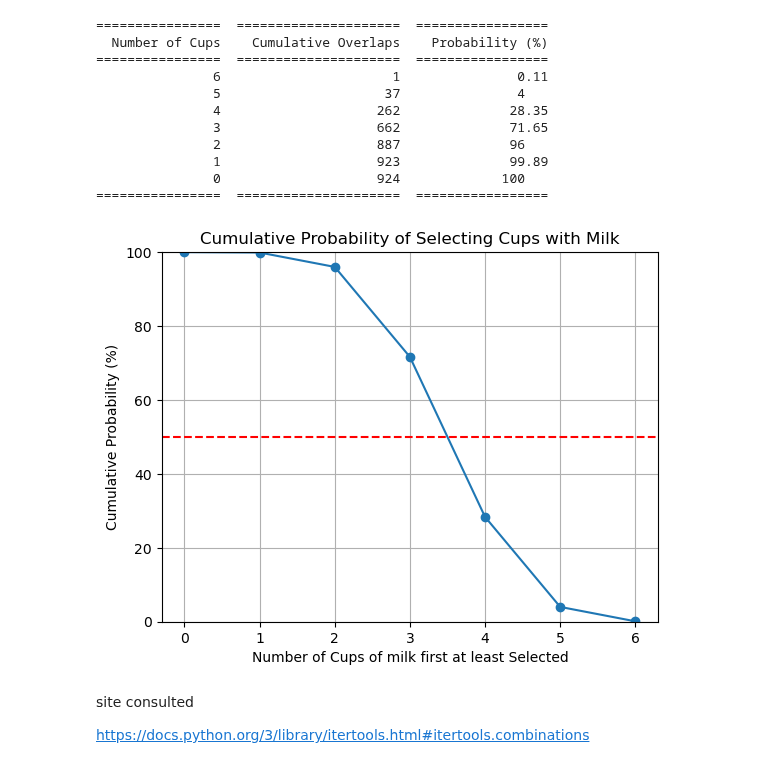
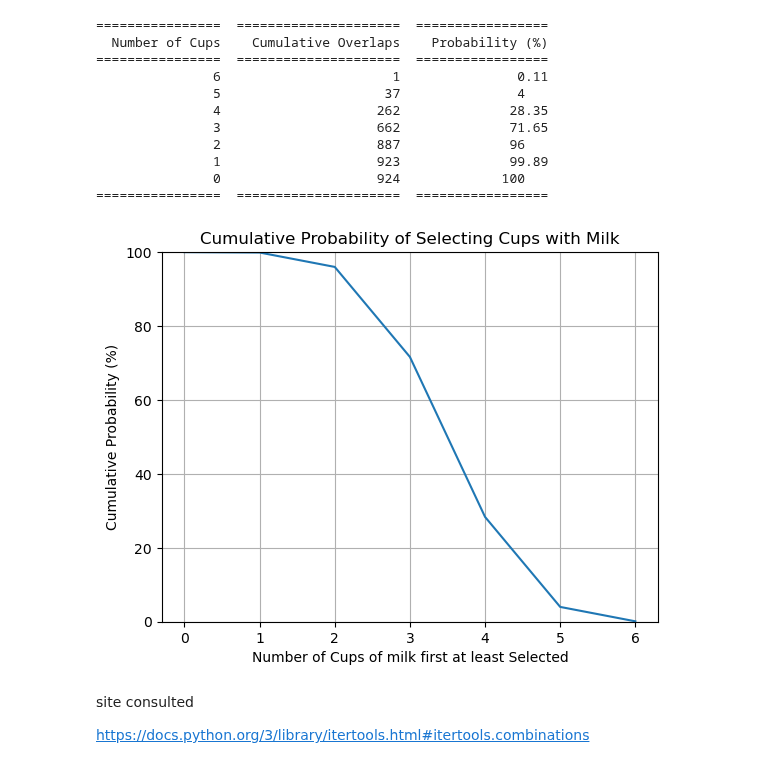
Before and after one commit to Cecilia8989/applied_statistics_assessment, a Jupyter notebook: tasks.ipynb, the cells around one changed output. Cells and saved outputs as stored; diff of their text form; code cells hidden in the pictures.

Commit message:
Task1 CodeLastPlotCorrection

```diff
--- a/tasks.ipynb
+++ b/tasks.ipynb
@@ -228,27 +228,23 @@ print(tabulate(table, headers=headers, tablefmt="rst"))
                0                    924             100
 ================  =====================  =================
 # %%
-# Unpack the selection_probability list into separate lists
-num_cups_list, cumulative_overlaps, probabilities = zip(*selection_probability)
-
 # Unpack the selection_probability list into separate lists
 num_cups_list, cumulative_overlaps, probabilities = zip(*selection_probability)
 
 # Convert probabilities to percentages for display purposes only (do not use for plotting)
 probabilities_percentage = [prob * 100 for prob in probabilities]
 
 # Plotting
-plt.plot(num_cups_list, probabilities_percentage, marker='o')
+plt.plot(num_cups_list, probabilities_percentage)
 plt.title('Cumulative Probability of Selecting Cups with Milk')
 plt.xlabel('Number of Cups of milk first at least Selected')
 plt.ylabel('Cumulative Probability (%)')  # Update the ylabel to indicate percentage
 plt.xticks(num_cups_list)  # Set x-ticks to the number of cups
 plt.grid()
 plt.ylim(0, 100)  # Set y-axis limits to show percentage range
-plt.axhline(y=50, color='r', linestyle='--')  # Optional: add a horizontal line at 50%
 plt.show()
 # %% [output]
-[figure, old version]
+[figure, new version]
 # %% [markdown]
 site consulted
 
```
